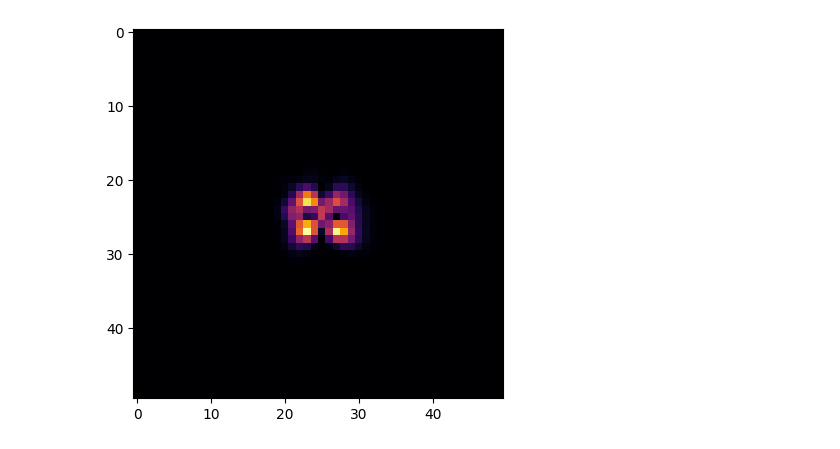
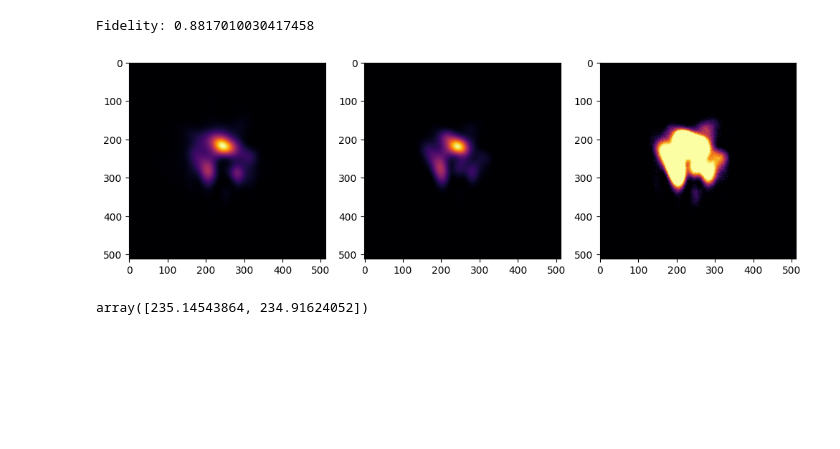
Before and after one commit to marcsgil/random_phase_measurements, a Jupyter notebook: test.ipynb, the cells around one changed output. Saved outputs shown, nothing was run; the diff lists cells and outputs as text; code cells hidden in the pictures; blank space fills up the shorter version.

```diff
--- a/test.ipynb
+++ b/test.ipynb
@@ -15,15 +10,0 @@ xs, ys = np.meshgrid(_xs, _ys)
-# %%
-mode = slmcontrol.hg(xs, ys, w=50, m=5, n=5)
-holo = generate_amplitude_and_phase_hologram(mode, - np.angle(mode), 192, 4, np.inf, slm_shape=(slm.height, slm.width // 2))
-slm.updateArray(holo)
-# %%
-with h5py.File("results/new_setup/phases.h5") as f:
-    phase = f["phases"][0, 2]
-u = slmcontrol.hg(xs, ys, w=30, m=1, n=1) - 0.5j * slmcontrol.hg(xs, ys, w=30, m=0, n=2)
-ft_u = fourier_transform(u * np.exp(1j * phase))
-plt.imshow(np.abs(ft_u[N//2-25:N//2+25, N//2-25:N//2+25])**2, cmap="inferno")
-
-holo = generate_amplitude_and_phase_hologram(u, phase, 192, 4, np.inf, slm_shape=(slm.height, slm.width // 2))
-slm.updateArray(holo)
-# %% [output]
-[figure, removed]
@@ -29,0 +32,41 @@ slm.updateArray(holo)
+# %%
+with h5py.File(result_directory / "phases.h5") as f:
+    phase = np.asarray(f["phases"][0, 1])
+
+
+with h5py.File(result_directory / "up_to_order_2" / "modes.h5") as f:
+    basis = np.asarray(f["basis"])
+    coeff = np.asarray(f["coefficients"][1])
+
+slm = slmcontrol.SLMDisplay(host="localhost")
+
+try:
+    u = np.sum(coeff.reshape(-1, 1, 1) * basis, axis=0)
+    # u = slmcontrol.lg(xs, ys, l=2, w=50)
+    # phase = -np.angle(u)
+    holo = generate_amplitude_and_phase_hologram(u, phase, 192, 4, np.inf, slm_shape=(slm.height, slm.width // 2))
+    slm.updateArray(holo)
+
+    with CustomXimea() as camera:
+        camera.set_exposure(200)
+        camera.calibrate(N, image=calibration_image)
+        image_experiment = remove_background(camera.capture(), 4)
+
+    ft_u = zoomfft2(u * np.exp(1j * phase), zoom)
+    image_theory = np.abs(ft_u)**2
+
+    print(f"Fidelity: {fidelity(np.abs(ft_u), np.sqrt(image_experiment.astype(np.float64)))}")
+
+    fig, axs = plt.subplots(1, 3, figsize=(12, 8))
+    axs[0].imshow(image_theory, cmap="inferno")
+    axs[1].imshow(image_experiment, cmap="inferno")
+    axs[2].imshow(image_experiment, cmap="inferno", vmax=10)
+finally:
+    slm.close()
+# %% [output]
+Fidelity: 0.8817010030417458
+[figure, added]
+# %%
+calibration_result.transform.inverse().offset
+# %% [output]
+array([235.14543864, 234.91624052])
```
Also changed, not shown: parts of 4 cells of this notebook, 9 other files.
